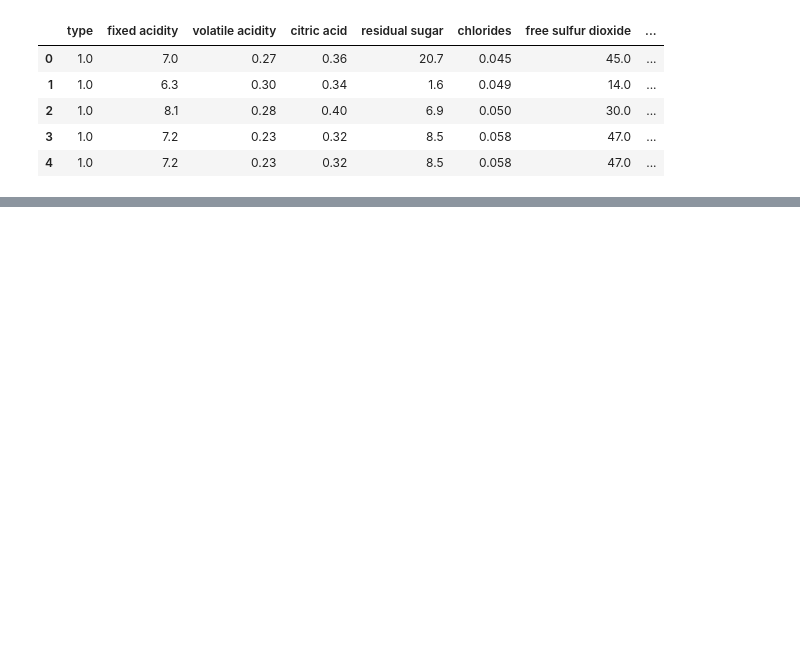
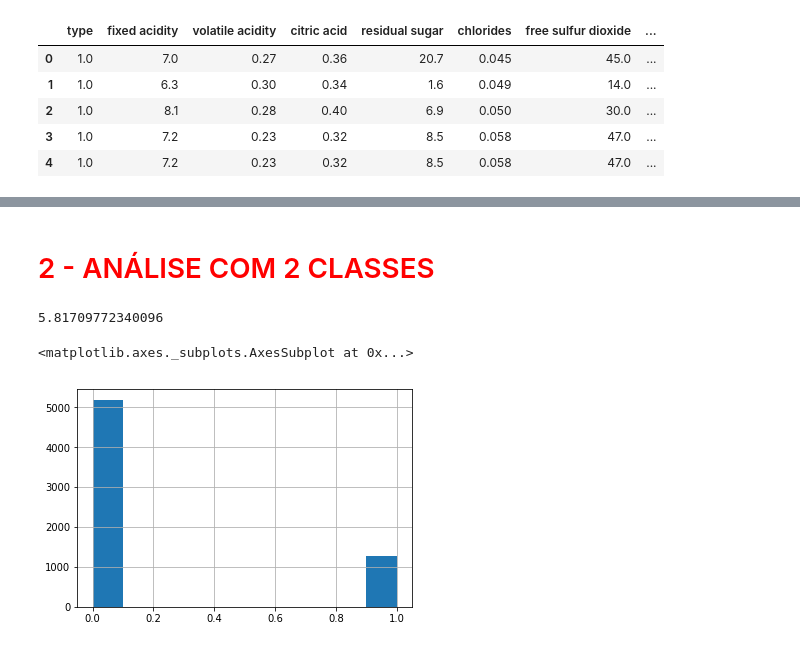
Before and after one commit to gabriellimagomes15/cognitivo_ai, a Jupyter notebook: Classificacao_vinhos.ipynb, the cells around one changed output, grey strips where cells are left out. Cells and saved outputs as stored; diff of their text form; code cells hidden in the pictures; blank space fills up the shorter version.

```diff
--- a/Classificacao_vinhos.ipynb
+++ b/Classificacao_vinhos.ipynb
@@ -433,0 +485,21 @@ Confusion Matrix Stats
+# %% [markdown]
+# <font color = 'red'> 2 - ANÁLISE COM 2 CLASSES </font>
+# %%
+np.mean(dados.quality)
+# %% [output]
+5.81709772340096
+# %%
+#Defining the splits for categories. 1–4 will be poor quality, 5–6 will be average, 7–10 will be great
+bins = [2, 6.5, 8]
+
+#1 for average, 2 for great quality
+quality_labels=[0,1]
+# %%
+dados['class'] = pd.cut(dados['quality'], bins=bins, labels=quality_labels, include_lowest=True)
+label_type    = preprocessing.LabelEncoder()
+dados["type"] = label_type.fit_transform(dados.type)
+
+dados.loc[:,'class'].hist()
+# %% [output]
+<matplotlib.axes._subplots.AxesSubplot at 0x...>
+[figure, added]
```
Also changed, not shown: parts of 27 cells of this notebook, 4 other files.
